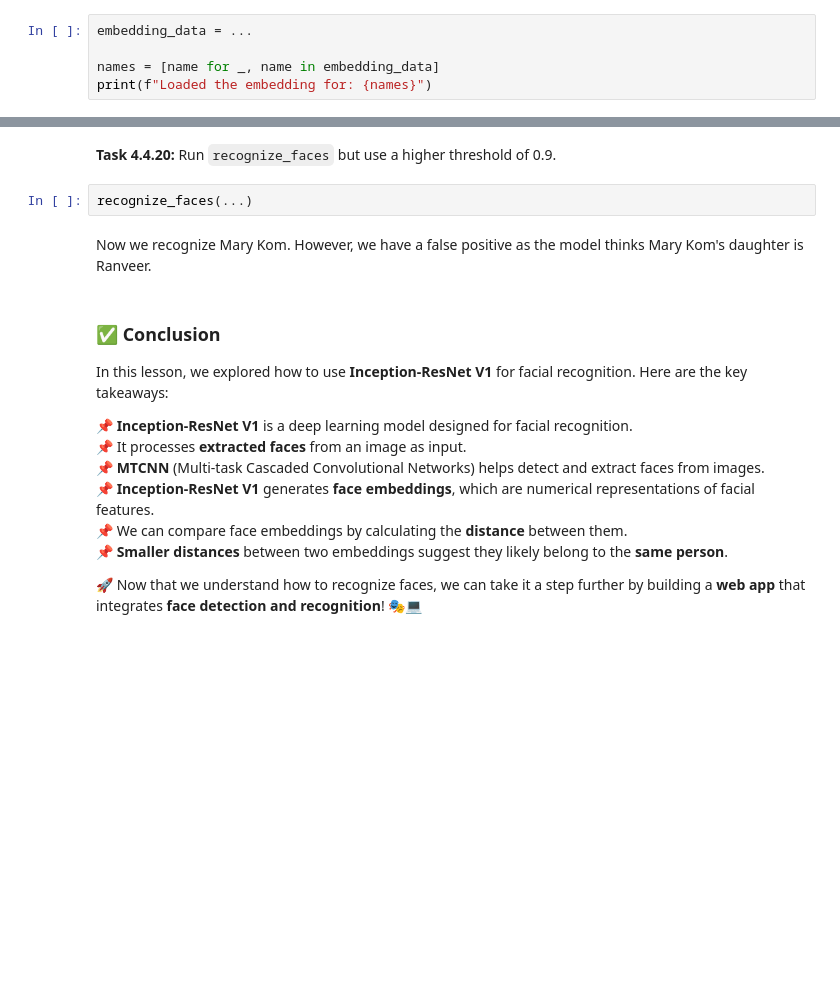
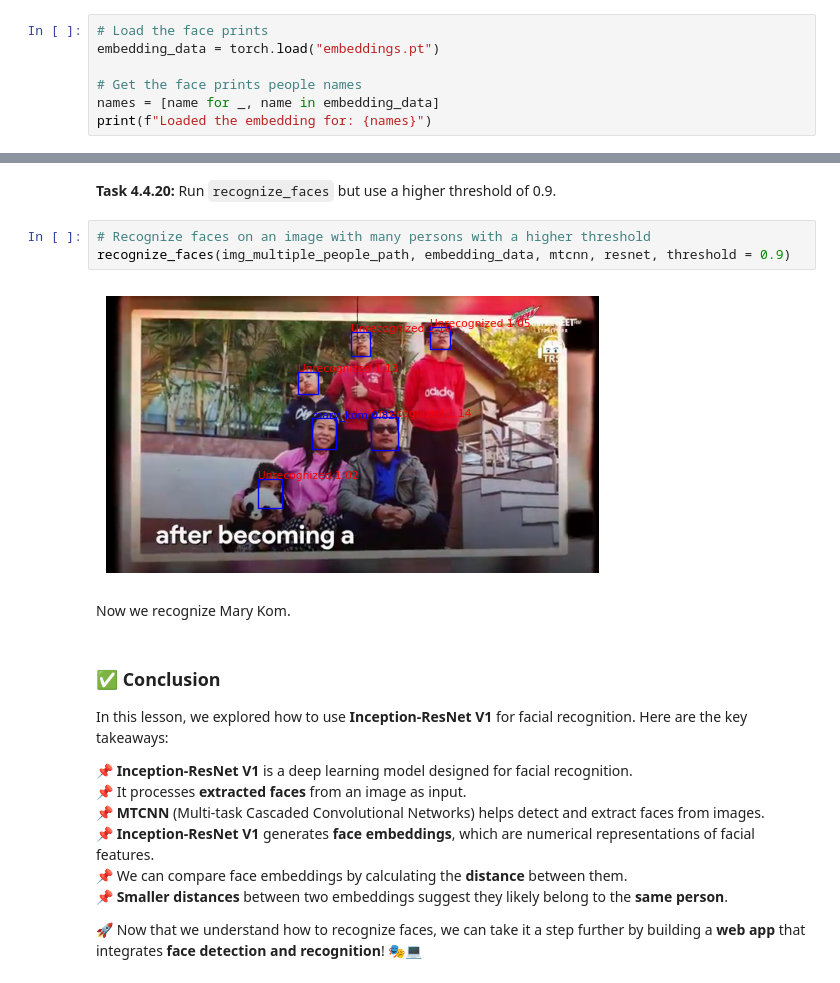
Before and after one commit to maxim-eyengue/WQU-Applied-AI-Lab, a Jupyter notebook: P04_Celebrity_Sightings_India/044-face-recognition-inceptionresnet.ipynb, the cells around one changed output, grey strips where cells are left out. Saved outputs shown, nothing was run; the diff lists cells and outputs as text; blank space fills up the shorter version.

```diff
--- a/P04_Celebrity_Sightings_India/044-face-recognition-inceptionresnet.ipynb
+++ b/P04_Celebrity_Sightings_India/044-face-recognition-inceptionresnet.ipynb
@@ -264,7 +339,9 @@ In the previous code cell, we saved the average embeddings to file. If we need t
 # %% [markdown]
 **Task 4.4.14:** Load the face embeddings.
 # %%
-embedding_data = ...
+# Load the face prints
+embedding_data = torch.load("embeddings.pt")
 
+# Get the face prints people names
 names = [name for _, name in embedding_data]
 print(f"Loaded the embedding for: {names}")
@@ -438,10 +561,13 @@ recognize_faces(img_multiple_people_path, embedding_data, mtcnn, resnet)
 Looks like the model failed to recognize anyone. Keep in mind this video frame is showing a photo of Mary Kom's family. It might be having difficulty for this reason.
 # %% [markdown]
 **Task 4.4.20:** Run `recognize_faces` but use a higher threshold of 0.9.
-# %%
-recognize_faces(...)
-# %% [markdown]
-Now we recognize Mary Kom. However, we have a false positive as the model thinks Mary Kom's daughter is Ranveer.
+# %%
+# Recognize faces on an image with many persons with a higher threshold
+recognize_faces(img_multiple_people_path, embedding_data, mtcnn, resnet, threshold = 0.9)
+# %% [output]
+[figure, added]
+# %% [markdown]
+Now we recognize Mary Kom.
 # %% [markdown]
 ### ✅ Conclusion
 
```
Also changed, not shown: parts of 46 cells of this notebook, 1 other file.
